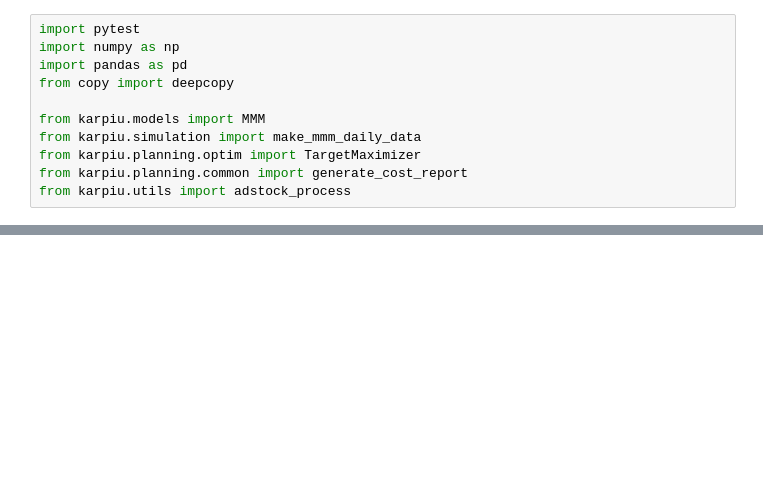
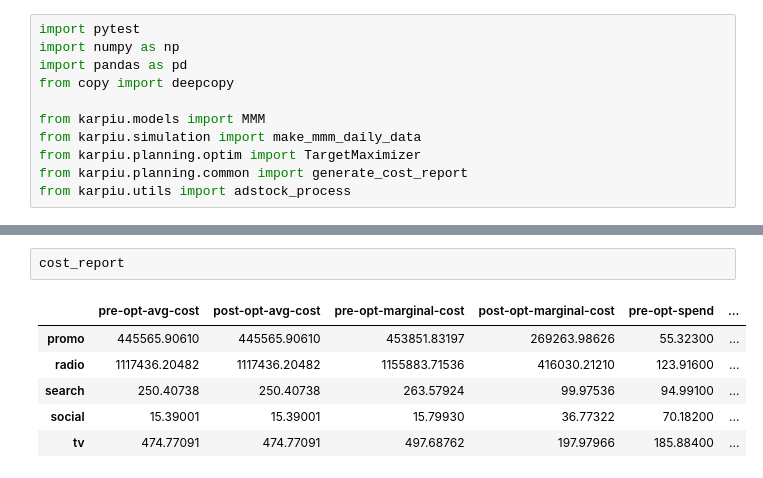
Before and after one commit to edwinnglabs/karpiu, a Jupyter notebook: docs/examples/target_max.ipynb, the cells around one changed output, grey strips where cells are left out. Cells and saved outputs as stored; diff of their text form; blank space fills up the shorter version.

```diff
--- a/docs/examples/target_max.ipynb
+++ b/docs/examples/target_max.ipynb
@@ -617,0 +1036,9 @@ transformed_regressors_matrix.shape
+# %%
+cost_report
+# %% [output]
+|  | pre-opt-avg-cost | post-opt-avg-cost | pre-opt-marginal-cost | post-opt-marginal-cost | pre-opt-spend | ... |
+| promo | 445565.90610 | 445565.90610 | 453851.83197 | 269263.98626 | 55.32300 | ... |
+| radio | 1117436.20482 | 1117436.20482 | 1155883.71536 | 416030.21210 | 123.91600 | ... |
+| search | 250.40738 | 250.40738 | 263.57924 | 99.97536 | 94.99100 | ... |
+| social | 15.39001 | 15.39001 | 15.79930 | 36.77322 | 70.18200 | ... |
+| tv | 474.77091 | 474.77091 | 497.68762 | 197.97966 | 185.88400 | ... |
```
Also changed, not shown: parts of 41 cells of this notebook, 20 other files.
